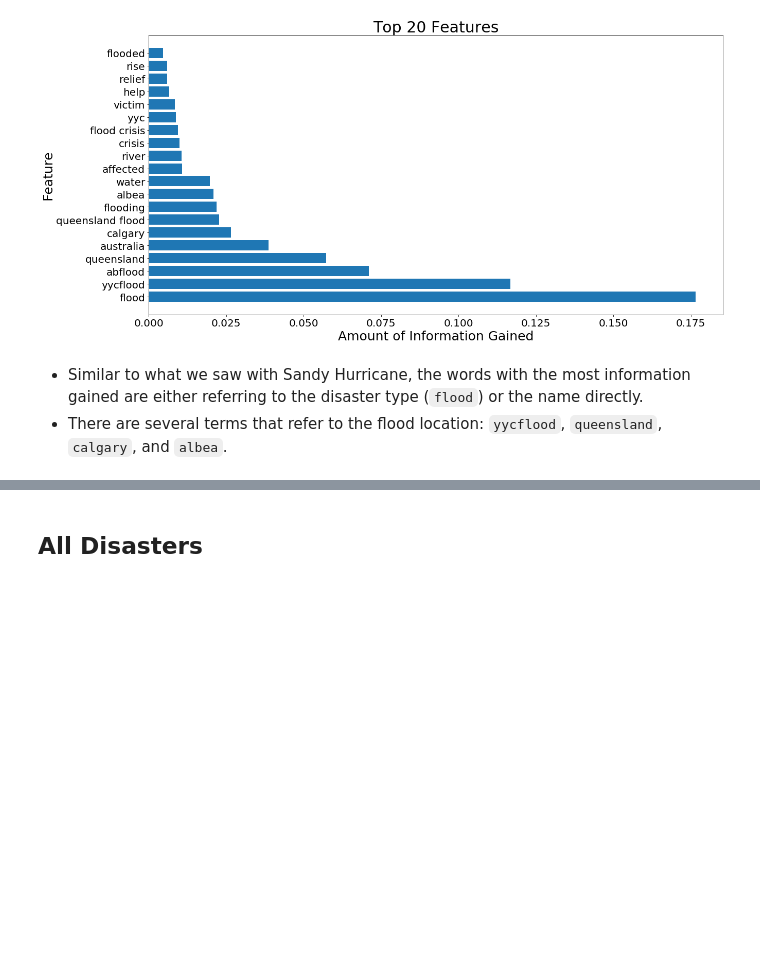
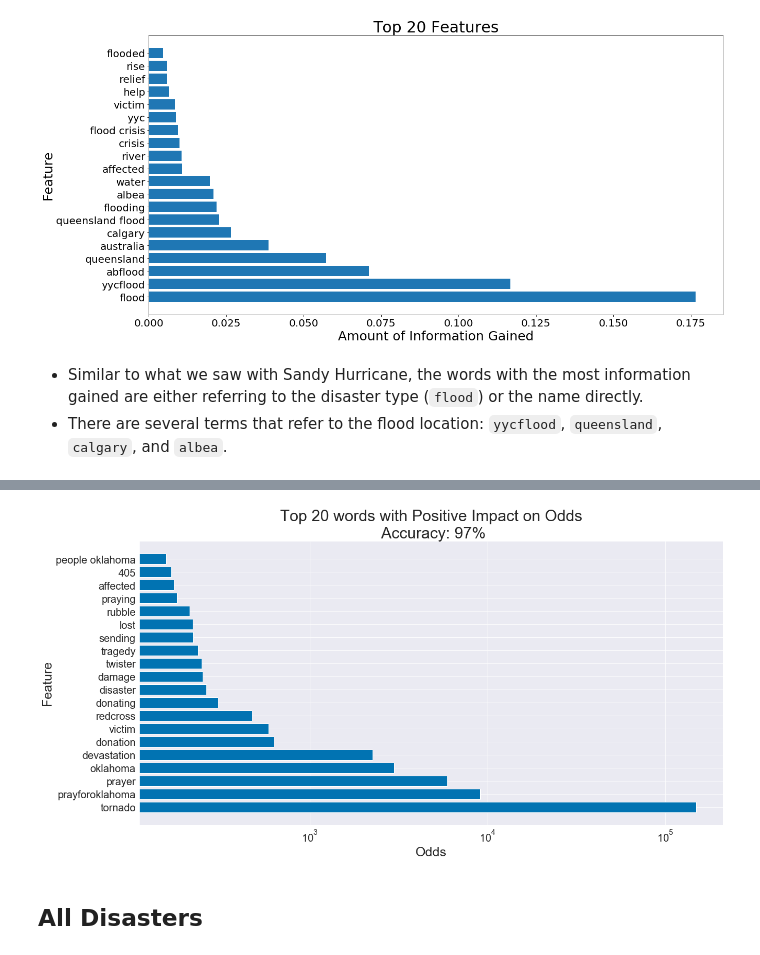
Before and after one commit to csinatra/Twitter-Disaster-Repo, a Jupyter notebook: connie/03_Preprocessing_and_Modeling.ipynb, the cells around one changed output, grey strips where cells are left out. Drawn from its saved outputs; the diff is of its cells as text; code cells hidden in the pictures; blank space fills up the shorter version.

```diff
--- a/connie/03_Preprocessing_and_Modeling.ipynb
+++ b/connie/03_Preprocessing_and_Modeling.ipynb
@@ -43,6 +48,8 @@ final_df = final_df[(final_df['label_on-topic'] != '') &
                     (final_df['label_on-topic'] != '&amp; i anit offering that shit to oomf anymore . toodone')]
 # %% [markdown]
 We will filter our dataframe and arbitrarily choose disaster types to model on. We expect to see the same trends for all disaster types.
+# %%
+final_df['label_on-topic'] = pd.to_numeric(final_df['label_on-topic'])
 # %% [markdown]
 ## Sandy Hurricane
 # %% [markdown]
@@ -208,11 +313,11 @@ rf_params = {
     'max_depth': [None, 5, 7, 10]
 
 }
-gs_rf = GridSearchCV(rf, param_grid=rf_params, cv=5)
-gs_rf.fit(X_train_tfidf_df, y_train['label_on-topic'])
-print('Score on Training Set:', gs_rf.score(X_train_tfidf_df, y_train['label_on-topic']))
-print('Score on Testing Set:', gs_rf.score(X_test_tfidf_df, y_test['label_on-topic']))
-gs_rf.best_params_
+gs_rf_fl = GridSearchCV(rf, param_grid=rf_params, cv=5)
+gs_rf_fl.fit(X_train_tfidf_df, y_train['label_on-topic'])
+print('Score on Training Set:', gs_rf_fl.score(X_train_tfidf_df, y_train['label_on-topic']))
+print('Score on Testing Set:', gs_rf_fl.score(X_test_tfidf_df, y_test['label_on-topic']))
+gs_rf_fl.best_params_
 # %% [output]
 Score on Training Set: 0.9855794790005317
 Score on Testing Set: 0.9595295055821371
@@ -241,0 +349,10 @@ plt.yticks(fontsize=20);
+# %%
+lr = LogisticRegression()
+lr_params = {'C': [0.001, 0.01, 0.1, 1, 10, 100, 1000],
+             'penalty' : ['l1','l2']
+}
+gs_lr_fl = GridSearchCV(lr, param_grid = lr_params, scoring = 'roc_auc', cv = 3)
+gs_lr_fl.fit(X_train_tfidf_df, y_train['label_on-topic'])
+print('Score on Training Set:', gs_lr_fl.score(X_train_tfidf_df, y_train['label_on-topic']))
+print('Score on Testing Set:', gs_lr_fl.score(X_test_tfidf_df, y_test['label_on-topic']))
+gs_lr_fl.best_params_
@@ -241,0 +365,6 @@ plt.yticks(fontsize=20);
+# %%
+lr_fl_odds = pd.DataFrame(gs_lr_fl.best_estimator_.coef_, columns = X_train_tfidf_df.columns).T
+lr_fl_odds.columns = ['weights']
+lr_fl_odds['odds'] = np.exp(lr_fl_odds['weights'])
+lr_fl_odds['abs_weights'] = np.abs(lr_fl_odds['weights'])
+lr_fl_odds.sort_values(by='abs_weights', ascending=False).head(20)
@@ -242,3 +389,15 @@ plt.yticks(fontsize=20);
+# %%
+plt.figure(figsize=(20,10))
+plt.barh(lr_fl_odds.sort_values(by='odds', ascending=False).head(20).index,
+         lr_fl_odds.sort_values(by='odds', ascending=False).head(20)['odds'],
+         log=True)
+plt.title('Top 20 words with Positive Impact on Odds\n Accuracy: 97%', fontsize=30)
+plt.xlabel('Odds', fontsize=25)
+plt.ylabel('Feature', fontsize=25)
+plt.xticks(fontsize=20)
+plt.yticks(fontsize=20);
+# %% [output]
+[figure, added]
 # %% [markdown]
 ## All Disasters
 # %% [markdown]
```
Also changed, not shown: parts of 37 cells of this notebook, 4 other files.
